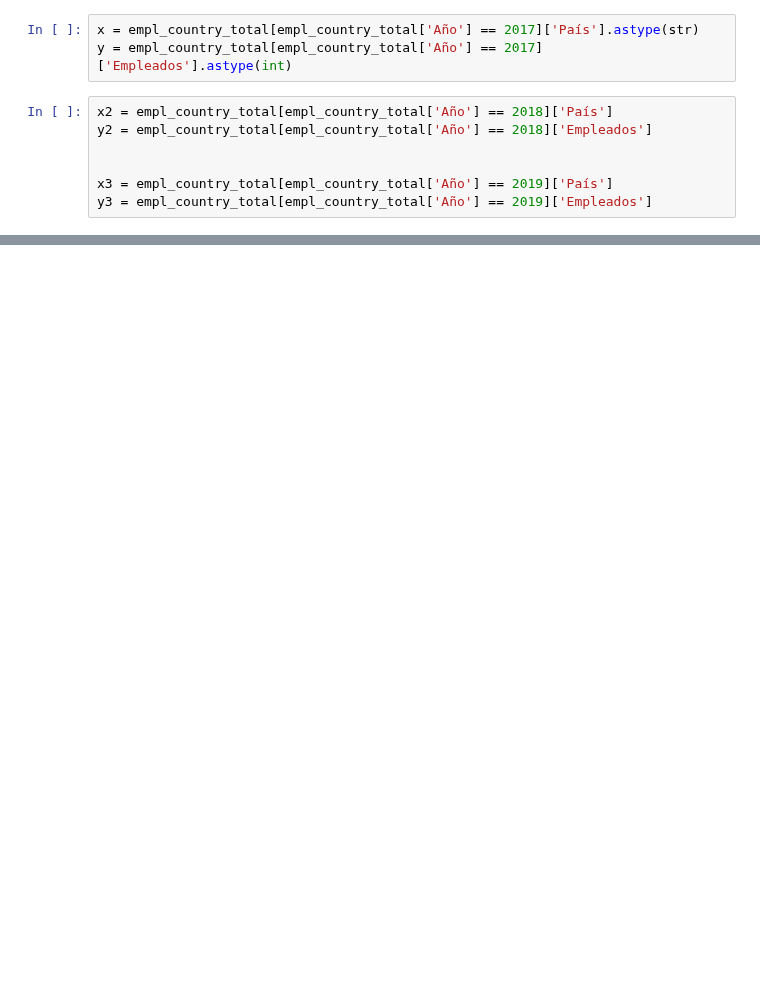
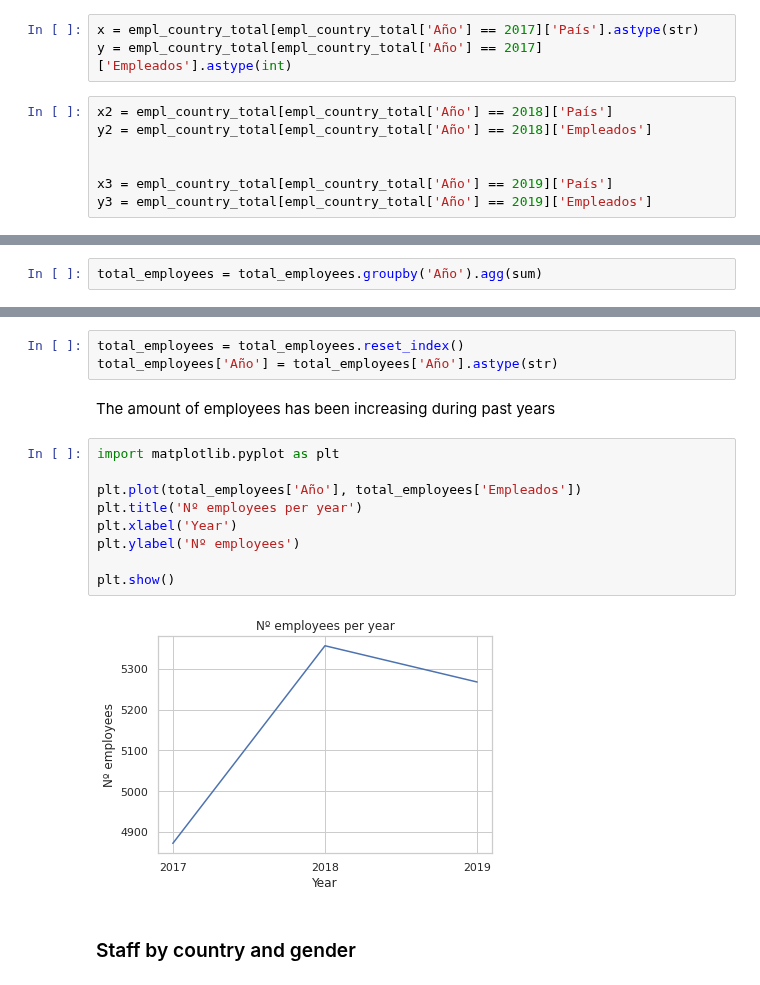
Before and after one commit to sarasabino/Accident_Rate_Project, a Jupyter notebook: Src/Notebooks/02_Exploratory_Staff_data.ipynb, the cells around one changed output, grey strips where cells are left out. Saved outputs shown, nothing was run; the diff lists cells and outputs as text; blank space fills up the shorter version.

```diff
--- a/Src/Notebooks/02_Exploratory_Staff_data.ipynb
+++ b/Src/Notebooks/02_Exploratory_Staff_data.ipynb
@@ -154,0 +144,2 @@ Text(0.5, 1.0, 'Nº employees 2019')
+# %%
+total_employees = total_employees.groupby('Año').agg(sum)
@@ -154,0 +154,18 @@ Text(0.5, 1.0, 'Nº employees 2019')
+# %%
+total_employees = total_employees.reset_index()
+total_employees['Año'] = total_employees['Año'].astype(str)
+# %% [markdown]
+The amount of employees has been increasing during past years
+# %%
+import matplotlib.pyplot as plt
+
+plt.plot(total_employees['Año'], total_employees['Empleados'])
+plt.title('Nº employees per year')
+plt.xlabel('Year')
+plt.ylabel('Nº employees')
+
+plt.show()
+# %% [output]
+[figure, added]
+# %% [markdown]
+### Staff by country and gender
```
Also changed, not shown: parts of 31 cells of this notebook.
